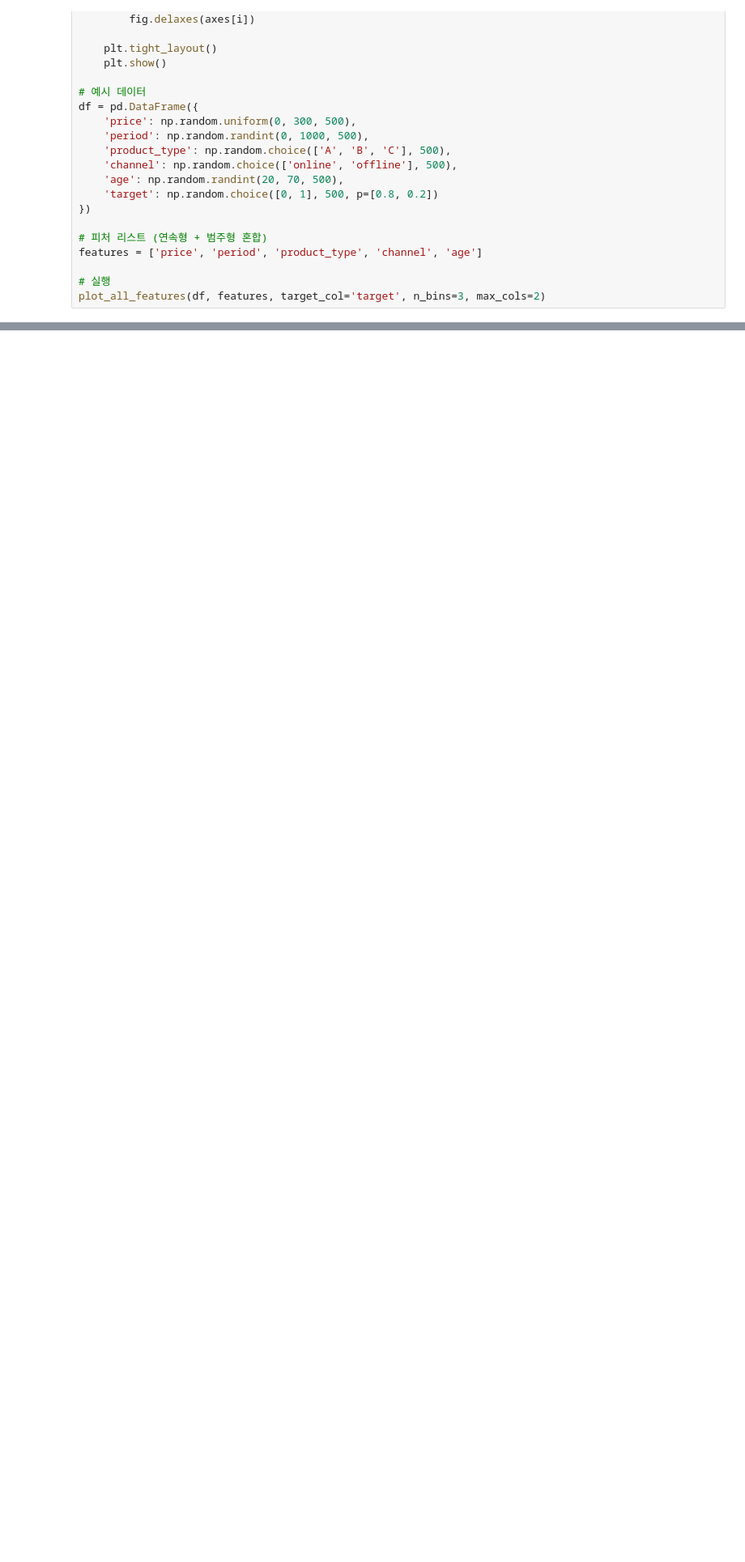
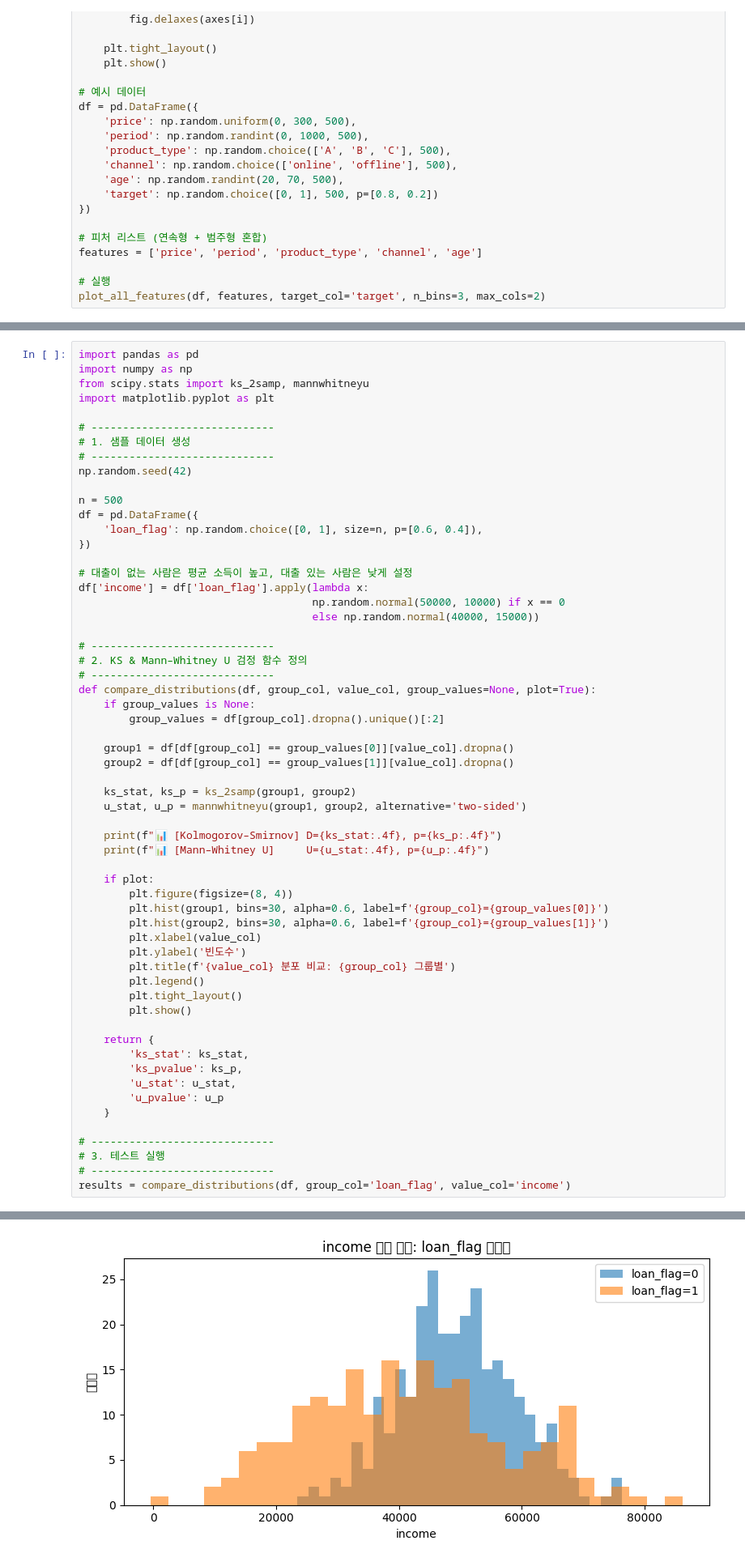
Before and after one commit to Branden-Kang/Data-Visualization, a Jupyter notebook: feature_visualization.ipynb, the cells around one changed output, grey strips where cells are left out. Shown: that part at 81% size. Drawn from its saved outputs; the diff is of its cells as text; blank space fills up the shorter version.

```diff
--- a/feature_visualization.ipynb
+++ b/feature_visualization.ipynb
@@ -205,0 +276,60 @@ plot_all_features(df, features, target_col='target', n_bins=3, max_cols=2)
+# %%
+import pandas as pd
+import numpy as np
+from scipy.stats import ks_2samp, mannwhitneyu
+import matplotlib.pyplot as plt
+
+# -----------------------------
+# 1. 샘플 데이터 생성
+# -----------------------------
+np.random.seed(42)
+
+n = 500
+df = pd.DataFrame({
+    'loan_flag': np.random.choice([0, 1], size=n, p=[0.6, 0.4]),
+})
+
+# 대출이 없는 사람은 평균 소득이 높고, 대출 있는 사람은 낮게 설정
+df['income'] = df['loan_flag'].apply(lambda x:
+                                     np.random.normal(50000, 10000) if x == 0
+                                     else np.random.normal(40000, 15000))
+
+# -----------------------------
+# 2. KS & Mann–Whitney U 검정 함수 정의
+# -----------------------------
+def compare_distributions(df, group_col, value_col, group_values=None, plot=True):
+    if group_values is None:
+        group_values = df[group_col].dropna().unique()[:2]
+
+    group1 = df[df[group_col] == group_values[0]][value_col].dropna()
+    group2 = df[df[group_col] == group_values[1]][value_col].dropna()
+
+    ks_stat, ks_p = ks_2samp(group1, group2)
+    u_stat, u_p = mannwhitneyu(group1, group2, alternative='two-sided')
+
+    print(f"📊 [Kolmogorov–Smirnov] D={ks_stat:.4f}, p={ks_p:.4f}")
+    print(f"📊 [Mann–Whitney U]     U={u_stat:.4f}, p={u_p:.4f}")
+
+    if plot:
+        plt.figure(figsize=(8, 4))
+        plt.hist(group1, bins=30, alpha=0.6, label=f'{group_col}={group_values[0]}')
+        plt.hist(group2, bins=30, alpha=0.6, label=f'{group_col}={group_values[1]}')
+        plt.xlabel(value_col)
+        plt.ylabel('빈도수')
+        plt.title(f'{value_col} 분포 비교: {group_col} 그룹별')
+        plt.legend()
+        plt.tight_layout()
+        plt.show()
+
+    return {
+        'ks_stat': ks_stat,
+        'ks_pvalue': ks_p,
+        'u_stat': u_stat,
+        'u_pvalue': u_p
+    }
+
+# -----------------------------
+# 3. 테스트 실행
+# -----------------------------
+results = compare_distributions(df, group_col='loan_flag', value_col='income')
+# %% [output]
@@ -205,0 +338 @@ plot_all_features(df, features, target_col='target', n_bins=3, max_cols=2)
+[figure, added]
```
Also changed, not shown: parts of 5 cells of this notebook.
